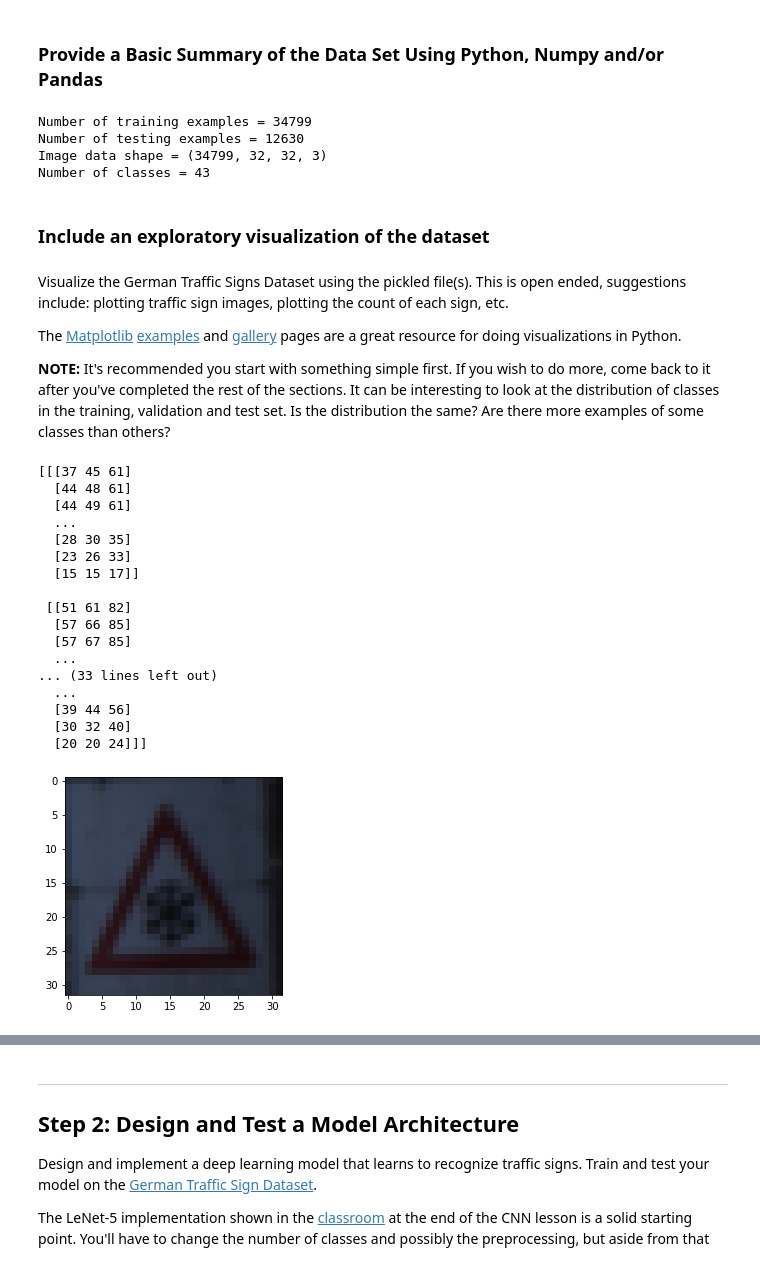
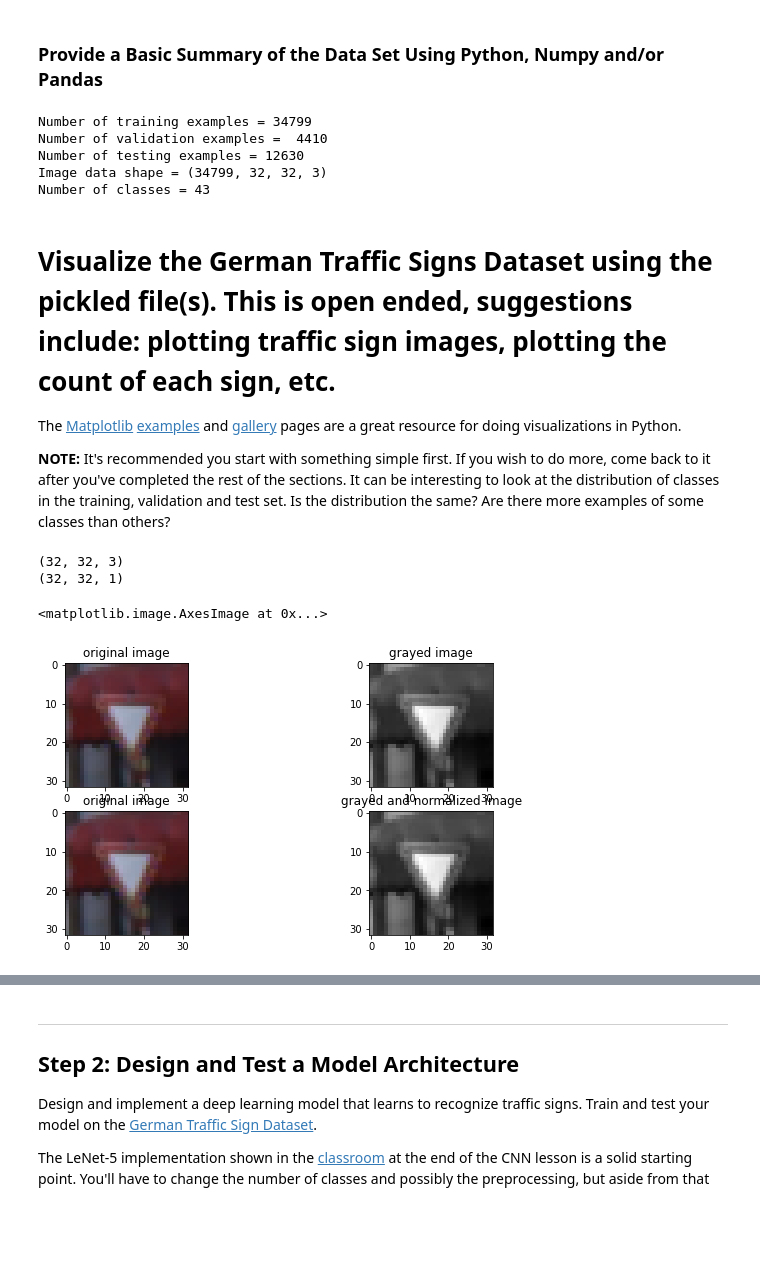
Before and after one commit to SolarSystemCoder/CarND-Traffic-Sign-Classifier-Project, a Jupyter notebook: Traffic_Sign_Classifier.ipynb, the cells around one changed output, grey strips where cells are left out. Drawn from its saved outputs; the diff is of its cells as text; code cells hidden in the pictures; blank space fills up the shorter version.

```diff
--- a/Traffic_Sign_Classifier.ipynb
+++ b/Traffic_Sign_Classifier.ipynb
@@ -23,12 +23,13 @@ The [rubric](https://review.udacity.com/#!/rubrics/481/view) contains "Stand Out
 # Load pickled data
 import pickle
 import numpy as np
+import cv2
 
 # TODO: Fill this in based on where you saved the training and testing data
 
-training_file = './train.p'
-validation_file='./valid.p'
-testing_file = './test.p'
+training_file = './traffic-signs-data/train.p'
+validation_file='./traffic-signs-data/valid.p'
+testing_file = './traffic-signs-data/test.p'
 
 with open(training_file, mode='rb') as f:
     train = pickle.load(f)
@@ -37,11 +38,10 @@ with open(validation_file, mode='rb') as f:
 with open(testing_file, mode='rb') as f:
     test = pickle.load(f)
 
-X_train, y_train = np.int32(train['features']), np.int32(train['labels'])
-X_valid, y_valid = np.int32(valid['features']), np.int32(valid['labels'])
-X_test, y_test = np.int32(test['features']), np.int32(test['labels'])
+X_train, y_train = train['features'], train['labels']
+X_valid, y_valid = valid['features'], valid['labels']
+X_test, y_test = test['features'], test['labels']
 
 print(X_train.shape)
-print(type(y_train))
 # %% [output]
 (34799, 32, 32, 3)
@@ -85,18 +80,18 @@ image_shape = X_train.shape
 n_classes = len(set(y_train))
 
 print("Number of training examples =", n_train)
+print("Number of validation examples = ", n_validation)
 print("Number of testing examples =", n_test)
 print("Image data shape =", image_shape)
 print("Number of classes =", n_classes)
 # %% [output]
 Number of training examples = 34799
+Number of validation examples =  4410
 Number of testing examples = 12630
 Image data shape = (34799, 32, 32, 3)
 Number of classes = 43
-# %% [markdown]
-### Include an exploratory visualization of the dataset
 # %% [markdown]
-Visualize the German Traffic Signs Dataset using the pickled file(s). This is open ended, suggestions include: plotting traffic sign images, plotting the count of each sign, etc.
+# Visualize the German Traffic Signs Dataset using the pickled file(s). This is open ended, suggestions include: plotting traffic sign images, plotting the count of each sign, etc.
 
 The [Matplotlib](http://matplotlib.org/) [examples](http://matplotlib.org/examples/index.html) and [gallery](http://matplotlib.org/gallery.html) pages are a great resource for doing visualizations in Python.
 
@@ -104,31 +99,38 @@ The [Matplotlib](http://matplotlib.org/) [examples](http://matplotlib.org/exampl
 # %%
 ### Data exploration visualization code goes here.
 ### Feel free to use as many code cells as needed.
 import matplotlib.pyplot as plt
 import random
+import tensorflow as tf
 # Visualizations will be shown in the notebook.
 %matplotlib inline
 
+f, axes = plt.subplots(2, 2, figsize=(10, 5))
+axes = axes.ravel()
+
 idx = random.randint(0, len(X_train))
 image = X_train[idx]
-plt.imshow(image)
-print(image)
+
+print(image.shape)
+
+gray = np.sum(image / 2, axis = 2, keepdims = True)
+normalized = np.float32((gray - 128)/128)
+
+print(gray.shape)
+
+axes[0].set_title('original image')
+axes[0].imshow(image)
+axes[1].set_title('grayed image')
+axes[1].imshow(gray, cmap= 'gray')
+axes[2].set_title('original image')
+axes[2].imshow(image)
+axes[3].set_title('grayed and normalized image')
+axes[3].imshow(normalized, cmap= 'gray')
+
+# print(y_train[idx])
+# plt.imshow(image)
 # %% [output]
-[[[37 45 61]
-  [44 48 61]
-  [44 49 61]
-  ...
-  [28 30 35]
-  [23 26 33]
-  [15 15 17]]
-
- [[51 61 82]
-  [57 66 85]
-  [57 67 85]
-  ...
-... (33 lines left out)
-  ...
-  [39 44 56]
-  [30 32 40]
-  [20 20 24]]]
+(32, 32, 3)
+(32, 32, 1)
+<matplotlib.image.AxesImage at 0x...>
-[figure, old version]
+[figure, new version]
```
Also changed, not shown: parts of 18 cells of this notebook, 11 other files.
